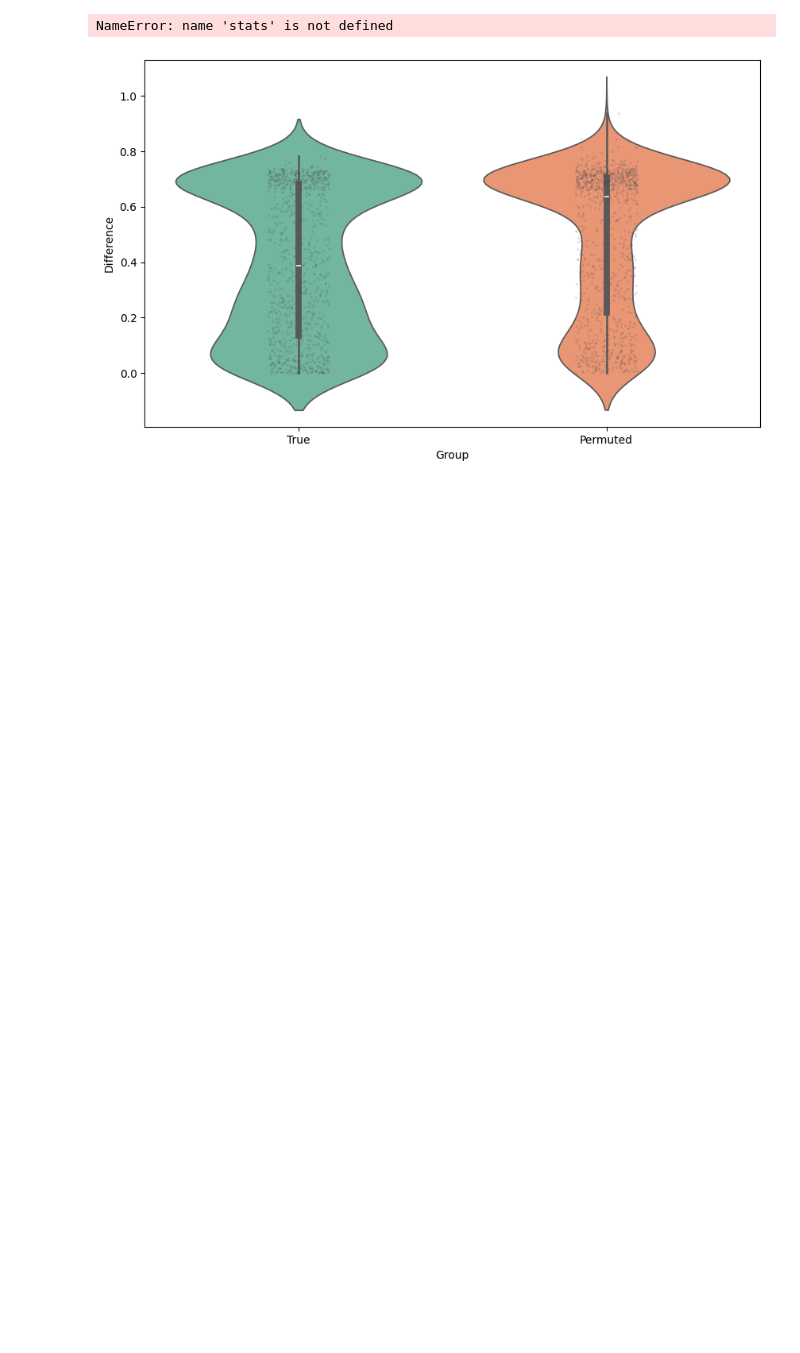
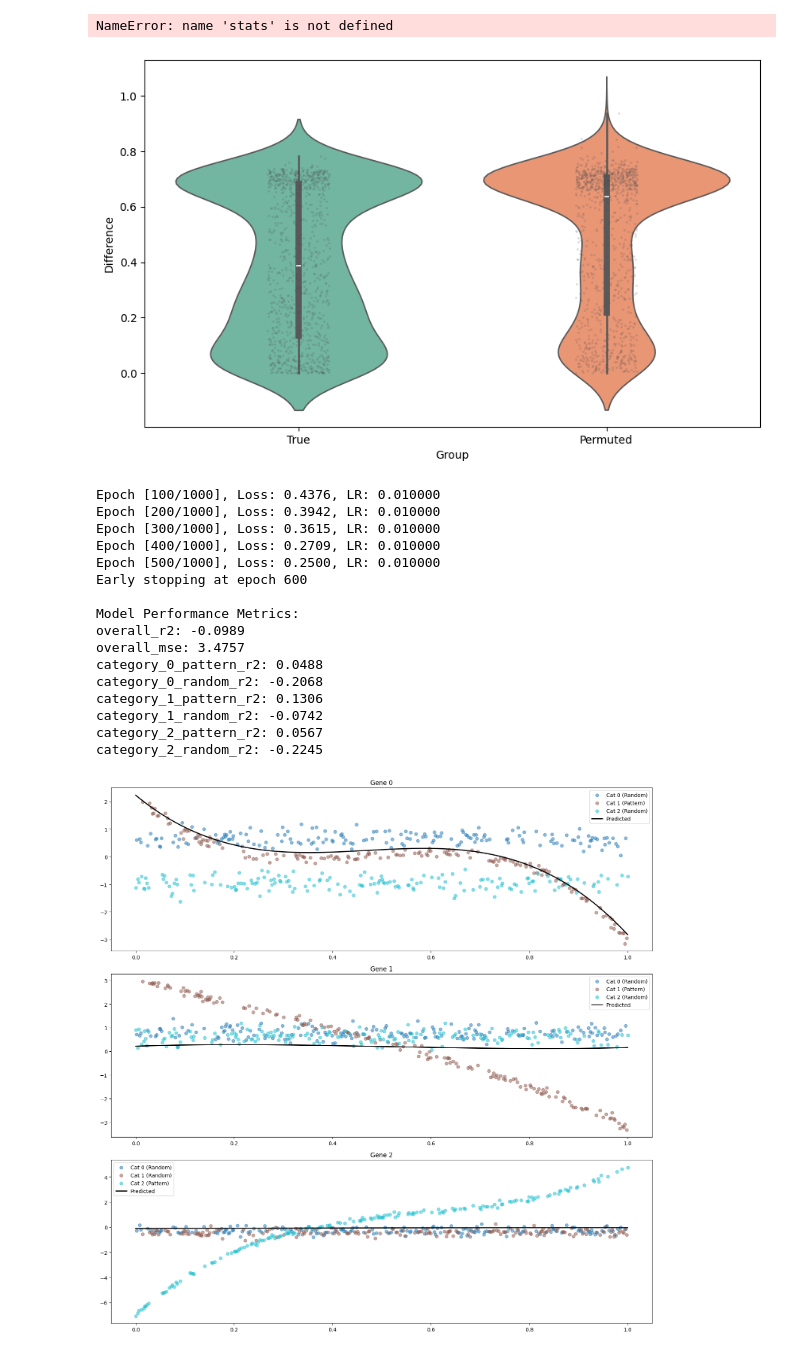
Before and after one commit to GilbertHan1011/toothAtlasManuscript, a Jupyter notebook: trajectory_model/20241116_polynomia_batch.ipynb, the cells around one changed output. Drawn from its saved outputs; the diff is of its cells as text; code cells hidden in the pictures; blank space fills up the shorter version.

```diff
--- a/trajectory_model/20241116_polynomia_batch.ipynb
+++ b/trajectory_model/20241116_polynomia_batch.ipynb
@@ -567,0 +671,61 @@ NameError: name 'stats' is not defined
+# %%
+# Generate synthetic data
+M, N, J, true_coefficients, pattern_categories = generate_synthetic_data(
+    num_genes=50,
+    num_cells=500,
+    num_categories=3,
+    noise_level=0.1
+)
+
+# Train model
+model, loss_history = train_model_with_categories(
+    M, N, J,
+    epochs=1000,
+    lr=0.01,
+    weight_decay=1e-5,
+    patience=100,
+    print_every=100
+)
+
+# Evaluate and plot
+with torch.no_grad():
+    predictions = model(N)
+    metrics = evaluate_model_performance(
+        model, M, N, J, true_coefficients, pattern_categories
+    )
+
+# Print metrics
+print("\nModel Performance Metrics:")
+for metric, value in metrics.items():
+    print(f"{metric}: {value:.4f}")
+
+# Plot example genes
+plot_gene_patterns(M, N, predictions, J, pattern_categories, num_examples=3)
+
+# Plot loss history
+plt.figure(figsize=(10, 5))
+plt.plot(loss_history)
+plt.title('Training Loss History')
+plt.xlabel('Epoch')
+plt.ylabel('Loss')
+plt.yscale('log')
+plt.grid(True)
+plt.show()
+# %% [output]
+Epoch [100/1000], Loss: 0.4376, LR: 0.010000
+Epoch [200/1000], Loss: 0.3942, LR: 0.010000
+Epoch [300/1000], Loss: 0.3615, LR: 0.010000
+Epoch [400/1000], Loss: 0.2709, LR: 0.010000
+Epoch [500/1000], Loss: 0.2500, LR: 0.010000
+Early stopping at epoch 600
+
+Model Performance Metrics:
+overall_r2: -0.0989
+overall_mse: 3.4757
+category_0_pattern_r2: 0.0488
+category_0_random_r2: -0.2068
+category_1_pattern_r2: 0.1306
+category_1_random_r2: -0.0742
+category_2_pattern_r2: 0.0567
+category_2_random_r2: -0.2245
+[figure, added]
```
Also changed, not shown: parts of 5 cells of this notebook, 31 other files.
